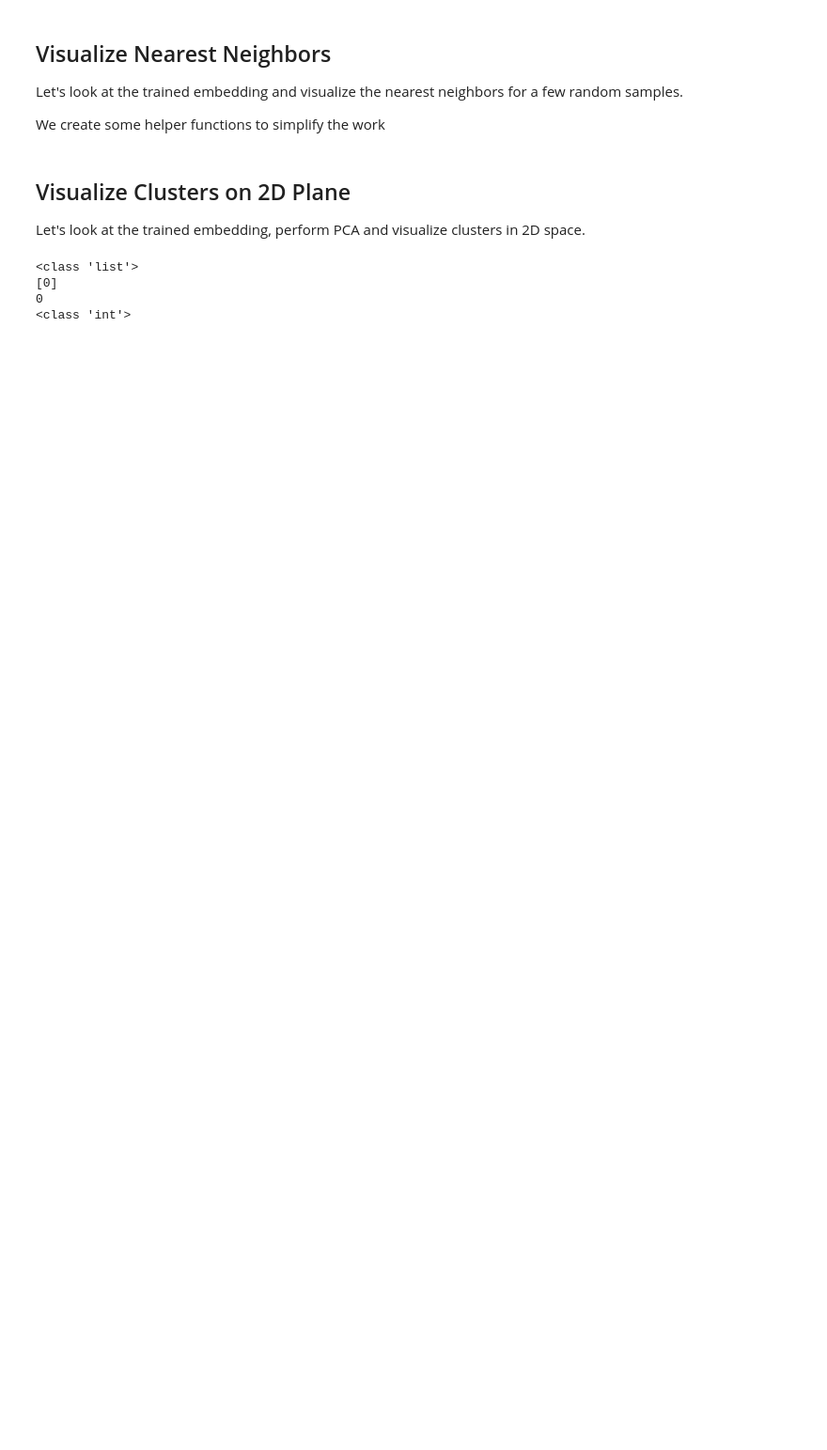
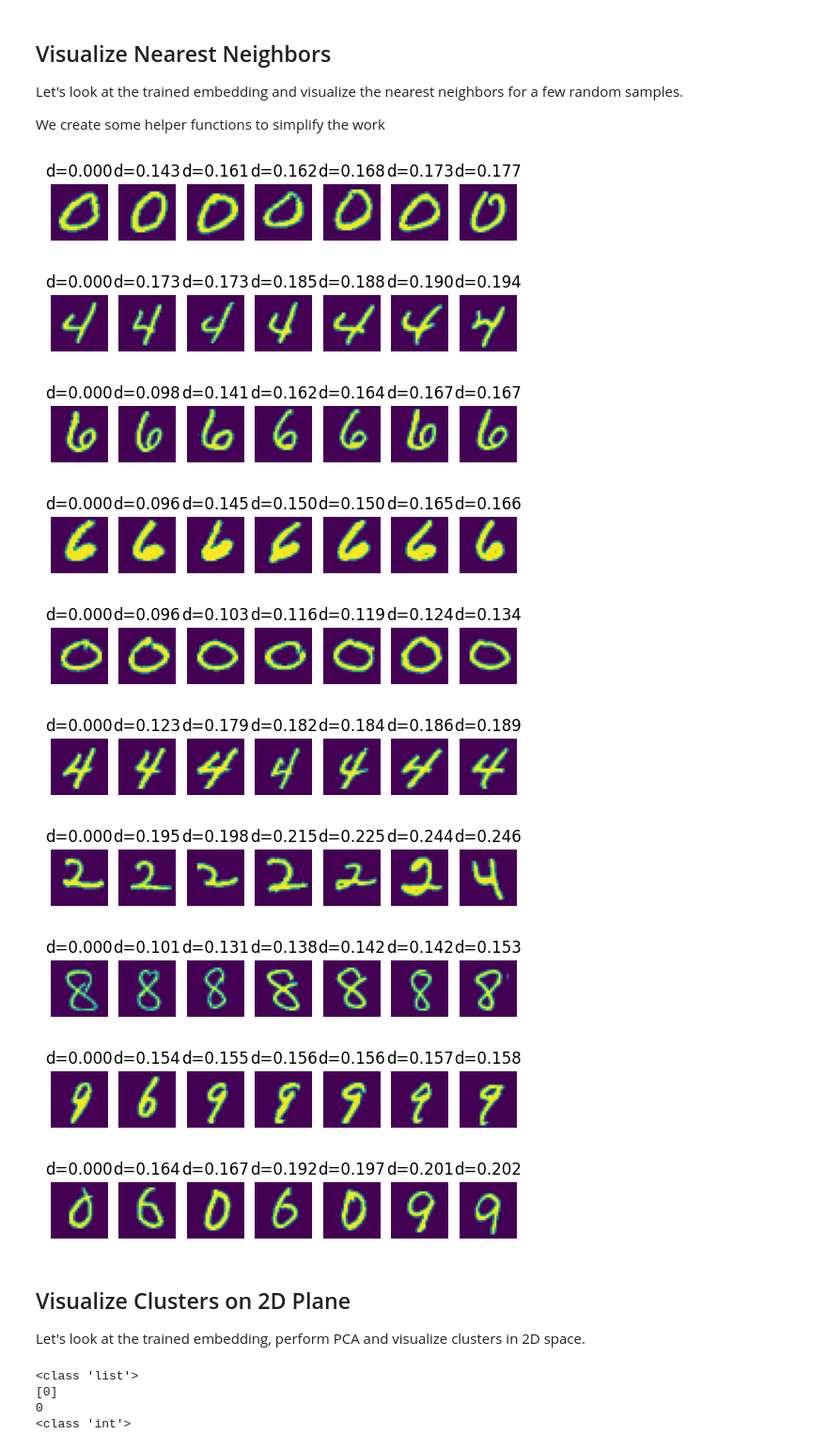
Before and after one commit to MKaczkow/ml_concepts, a Jupyter notebook: ideas/ssl/simcrl_mnist.ipynb, the cells around one changed output. Shown at 94% size. Cells and saved outputs as stored; diff of their text form; code cells hidden in the pictures; blank space fills up the shorter version.

```diff
--- a/ideas/ssl/simcrl_mnist.ipynb
+++ b/ideas/ssl/simcrl_mnist.ipynb
@@ -376,7 +459,13 @@ def get_image_as_np_array(filename: str) -> np.ndarray:
     img = Image.open(filename)
     return np.asarray(img)
 # %%
-def plot_knn_examples(embeddings, filenames, n_neighbors=3, num_examples=6) -> None:
+def plot_knn_examples(
+    embeddings: np.ndarray = None,
+    filenames: list = None,
+    n_neighbors: int = 3,
+    num_examples: int = 6,
+    base_path: str = None,
+) -> None:
     """Plots multiple rows of random images with their nearest neighbors"""
     # lets look at the nearest neighbors for some samples
     # we use the sklearn library
@@ -392,9 +481,22 @@ def plot_knn_examples(embeddings, filenames, n_neighbors=3, num_examples=6) -> N
 
         for plot_x_offset, neighbor_idx in enumerate(indices[idx]):
             ax = fig.add_subplot(1, len(indices[idx]), plot_x_offset + 1)
-            fname = os.path.join(path_to_data, filenames[neighbor_idx])
+            fname = os.path.join(base_path, filenames[neighbor_idx])
             plt.imshow(get_image_as_np_array(fname))
             ax.set_title(f"d={distances[idx][plot_x_offset]:.3f}")
             plt.axis("off")
 # %%
-# plot_knn_examples(embeddings, filenames, n_neighbors=10, num_examples=10)
+plot_knn_examples(
+    embeddings, filenames, n_neighbors=7, num_examples=10, base_path=path_to_test_data
+)
+# %% [output]
+[figure, added]
+[figure, added]
+[figure, added]
+[figure, added]
+[figure, added]
+[figure, added]
+[figure, added]
+[figure, added]
+[figure, added]
+[figure, added]
```
Also changed, not shown: parts of 23 cells of this notebook, 1 other file.
